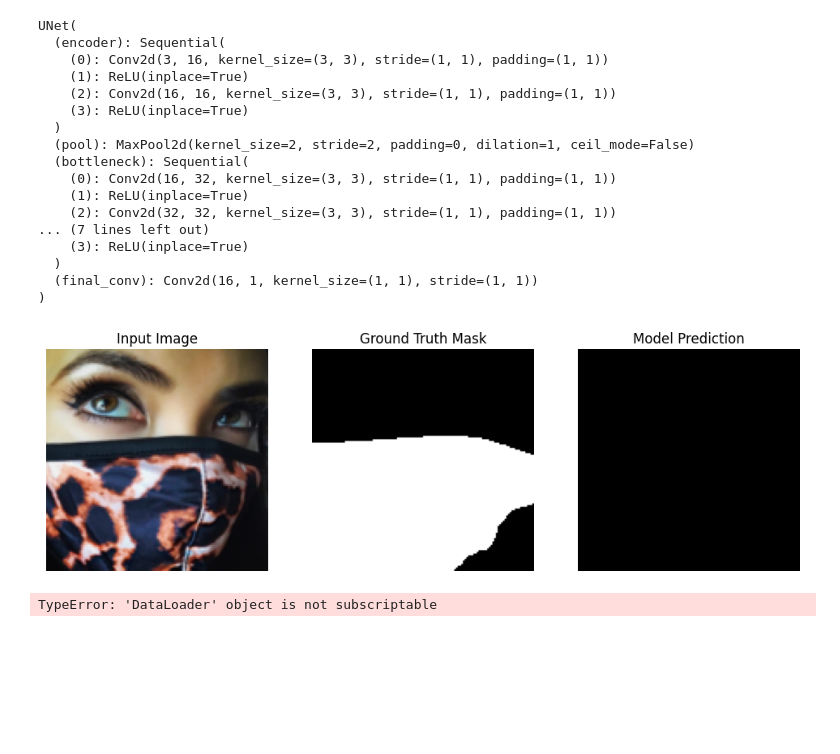
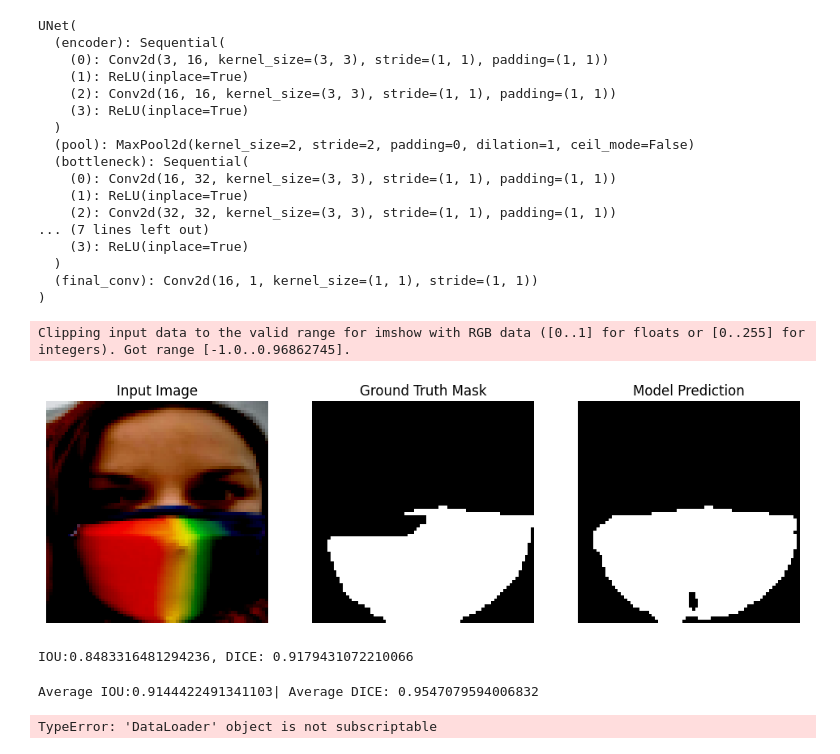
Before and after one commit to ArchisKulkarni00/VR_Project1_ArchisKulkarni_MT2024082, a Jupyter notebook: Task-d/Unet_classes.ipynb, the cells around one changed output. Saved outputs shown, nothing was run; the diff lists cells and outputs as text; code cells hidden in the pictures; blank space fills up the shorter version.

Commit message:
Model trained

```diff
--- a/Task-d/Unet_classes.ipynb
+++ b/Task-d/Unet_classes.ipynb
@@ -416,7 +429,52 @@ def predict_and_plot_from_loader(model, test_loader, device):
-# %%
-predict_and_plot_from_loader(model, test_loader, device)
-# %% [output]
-[figure, removed]
+# %%
+def compute_iou(binary_image1, binary_image2):
+
+    # Ensure binary images are in boolean format (0 or 1)
+    mask1 = (binary_image1 > 0).astype(np.uint8)
+    mask2 = (binary_image2 > 0).astype(np.uint8)
+
+    # Compute intersection and union
+    intersection = np.logical_and(mask1, mask2).sum()
+    union = np.logical_or(mask1, mask2).sum()
+
+    # Compute IoU (avoid division by zero)
+    iou = intersection / union if union != 0 else 0.0
+    return iou
+
+
+def compute_dice(binary_image1, binary_image2):
+
+    # Ensure binary images are in boolean format (0 or 1)
+    mask1 = (binary_image1 > 0).astype(np.uint8)
+    mask2 = (binary_image2 > 0).astype(np.uint8)
+
+    # Compute intersection and sum of pixels in both masks
+    intersection = np.logical_and(mask1, mask2).sum()
+    total_pixels = mask1.sum() + mask2.sum()
+
+    # Compute Dice Score (avoid division by zero)
+    dice = (2 * intersection) / total_pixels if total_pixels != 0 else 0.0
+    return dice
+# %%
+idx = random.randint(0, len(images) - 1)
+mask, pred_mask = predict_and_plot_from_loader(model, test_loader, device, idx, True)
+iou, dice = compute_iou(mask, pred_mask), compute_dice(mask, pred_mask)
+
+print(f"IOU:{iou}, DICE: {dice}")
+# %% [output]
+Clipping input data to the valid range for imshow with RGB data ([0..1] for floats or [0..255] for integers). Got range [-1.0..0.96862745].
+[figure, added]
+IOU:0.8483316481294236, DICE: 0.9179431072210066
+# %%
+net_iou, net_dice = 0, 0
+for idx in range(0, len(images) - 1):
+    mask, pred_mask = predict_and_plot_from_loader(model, test_loader, device, idx)
+    iou += compute_iou(mask, pred_mask)
+    dice += compute_dice(mask, pred_mask)
+
+print(f"Average IOU:{iou/len(images)}| Average DICE: {dice/len(images)}")
+# %% [output]
+Average IOU:0.9144422491341103| Average DICE: 0.9547079594006832
 # %%
 with torch.no_grad():
     output = model(image_tensor)
```
Also changed, not shown: parts of 3 cells of this notebook, 3 other files.
